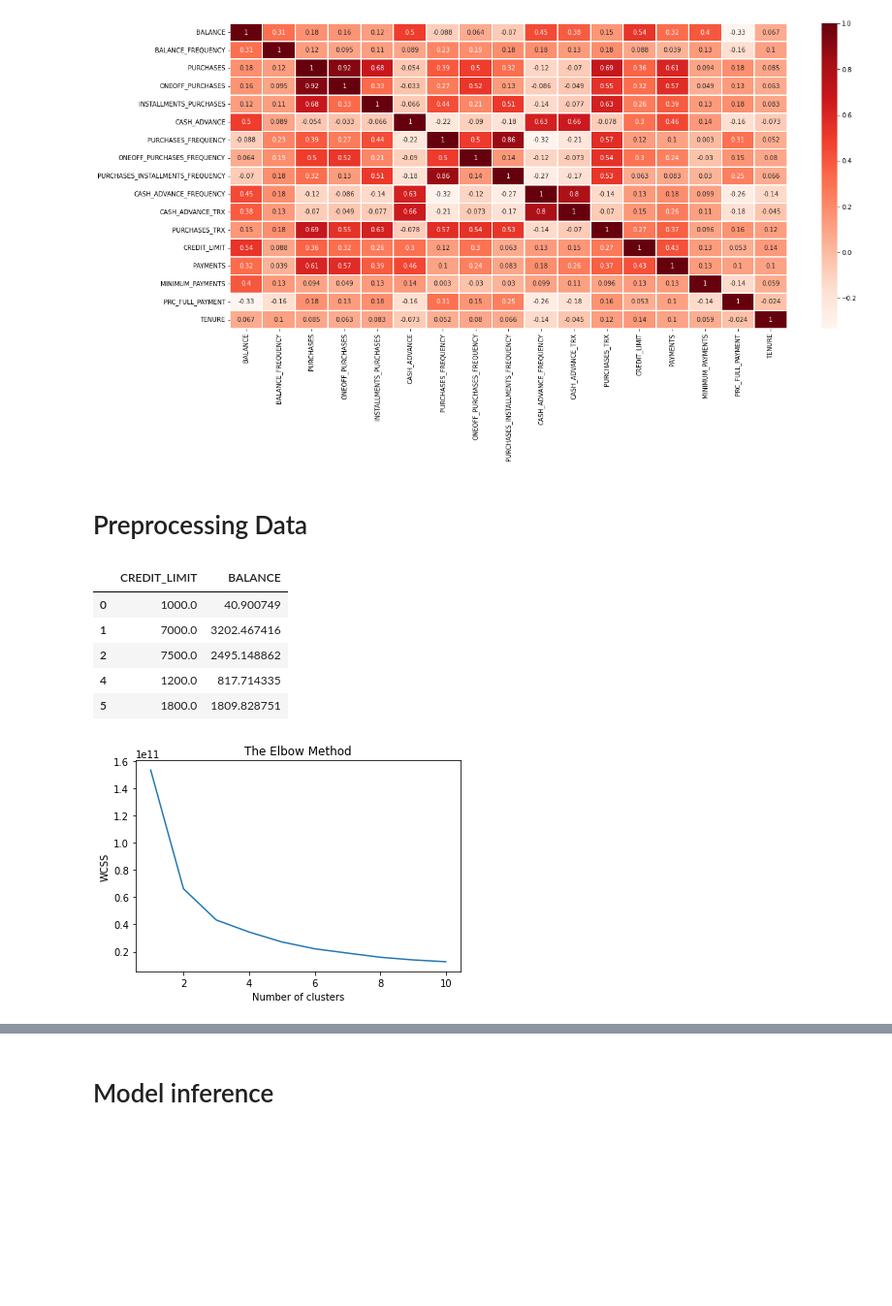
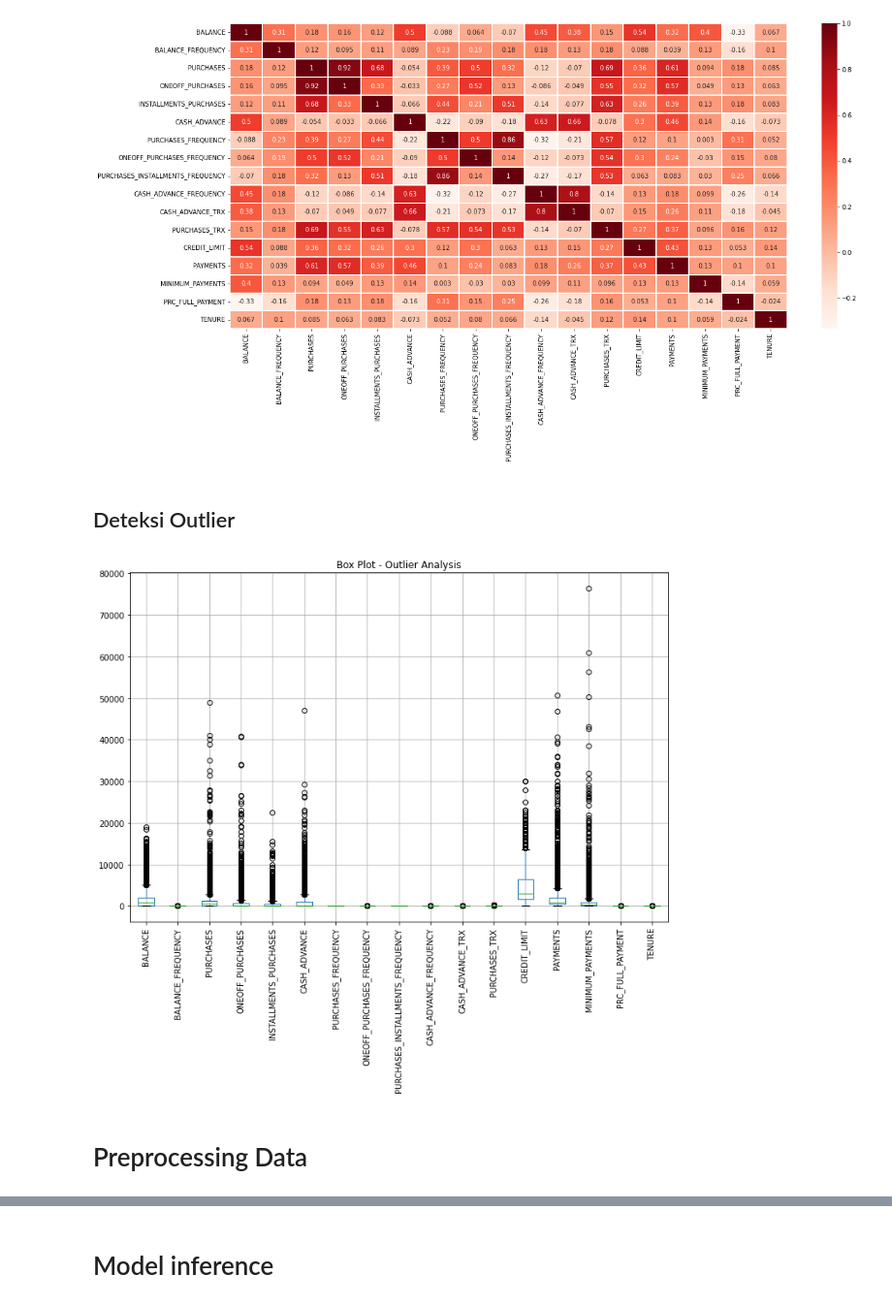
Before and after one commit to tassyirifiyya/ProjectHacktiv8-Kelp1, a Jupyter notebook: PYTN_KampusMerdeka_FP4_Hacktiv8.ipynb, the cells around one changed output, grey strips where cells are left out. Shown at 97% size. Drawn from its saved outputs; the diff is of its cells as text; code cells hidden in the pictures; blank space fills up the shorter version.

```diff
--- a/PYTN_KampusMerdeka_FP4_Hacktiv8.ipynb
+++ b/PYTN_KampusMerdeka_FP4_Hacktiv8.ipynb
@@ -293,15 +316,16 @@ sns.heatmap(corrmat, ax = ax, cmap ="Reds", linewidths = 0.1, annot = True)
 # %% [output]
 <AxesSubplot:>
 [figure]
+# %% [markdown]
+## Deteksi Outlier
+# %%
+# Membuat box plot untuk setiap kolom
+plt.figure(figsize=(12, 8))
+df.boxplot()
+plt.title('Box Plot - Outlier Analysis')
+plt.xticks(rotation=90)
+plt.show()
+# %% [output]
+[figure, added]
 # %% [markdown]
 # Preprocessing Data
-# %%
-X = df.iloc[:,[13,1]]
-X.head()
-# %% [output]
-|  | CREDIT_LIMIT | BALANCE |
-| 0 | 1000.0 | 40.900749 |
-| 1 | 7000.0 | 3202.467416 |
-| 2 | 7500.0 | 2495.148862 |
-| 4 | 1200.0 | 817.714335 |
-| 5 | 1800.0 | 1809.828751 |
@@ -310,13 +331,0 @@ X = df.iloc[:,[13,1]]
-# %%
-wcss = []
-for i in range(1, 11):
-    kmeans = KMeans(n_clusters = i, init = 'k-means++', random_state = 42)
-    kmeans.fit(X)
-    wcss.append(kmeans.inertia_)
-plt.plot(range(1, 11), wcss)
-plt.title('The Elbow Method')
-plt.xlabel('Number of clusters')
-plt.ylabel('WCSS')
-plt.show()
-# %% [output]
-[figure, removed]
```
Also changed, not shown: parts of 33 cells of this notebook.
